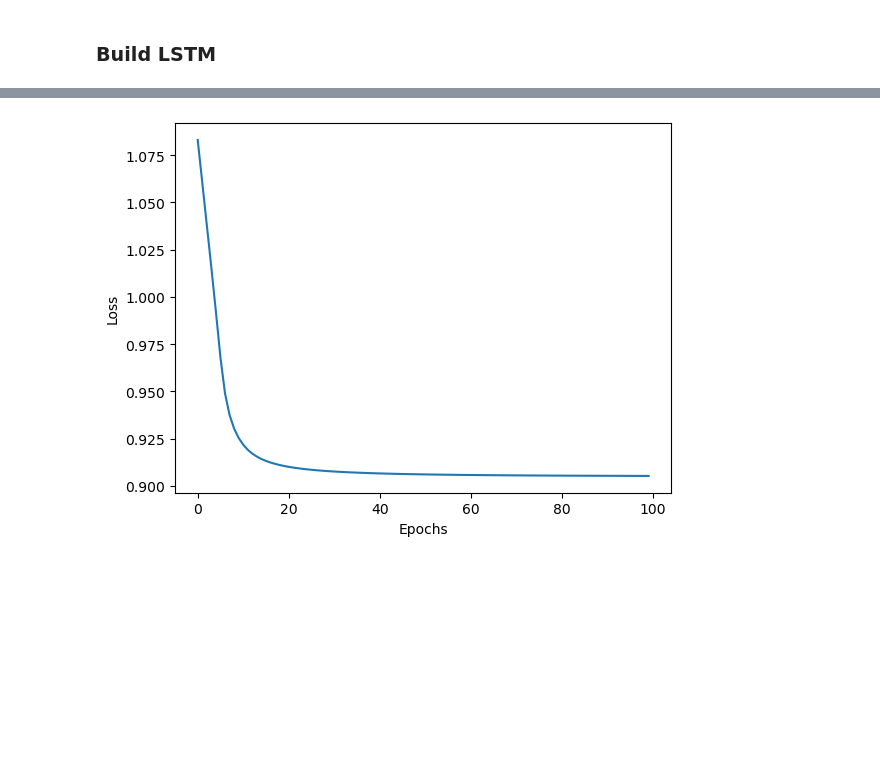
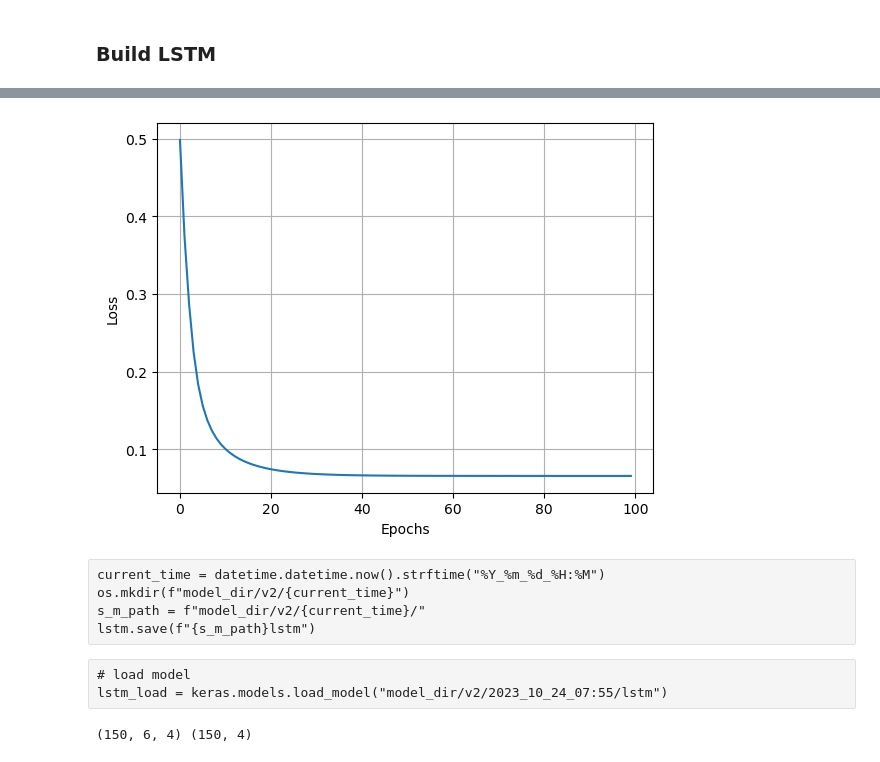
Before and after one commit to spatialaudio/Data-Driven-EIT-Imaging-using-Recurrent-Neural-Networks, a Jupyter notebook: codes/VAE_LSTM_V2.ipynb, the cells around one changed output, grey strips where cells are left out. Cells and saved outputs as stored; diff of their text form; code cells hidden in the pictures; blank space fills up the shorter version.

```diff
--- a/codes/VAE_LSTM_V2.ipynb
+++ b/codes/VAE_LSTM_V2.ipynb
@@ -322,6 +344,18 @@ V_z_mean_40, V_z_log_var_40, V_z_40 = vae.encoder.predict(V_40)
+# %%
+scaler_V_z_30 = MinMaxScaler()
+scaler_V_z_35 = MinMaxScaler()
+scaler_V_z_40 = MinMaxScaler()
+
+scaler_V_z_30.fit(V_z_30)
+scaler_V_z_35.fit(V_z_35)
+scaler_V_z_40.fit(V_z_40)
+
+V_z_30 = scaler_V_z_30.transform(V_z_30)
+V_z_35 = scaler_V_z_35.transform(V_z_35)
+V_z_40 = scaler_V_z_40.transform(V_z_40)
 # %%
 # creates overlapping segments with a length of nseg
-nseg = 4
+nseg = 6
 
 X0_30 = [V_z_30[n : n + nseg, :] for n in range(V_z_30.shape[0] - nseg + 1)]
 X0_30 = np.array(X0_30)
@@ -388,11 +427,11 @@ def lstm_split(input_shape, nseg, v_shape):
 
     return Model(inputs, x)
 # %%
-model = lstm_split(
+lstm = lstm_split(
     input_shape=(nseg, latent_dim), nseg=nseg, v_shape=Y0_30_35_40.shape[1]
 )
-model.compile(optimizer="adam", loss="MeanSquaredError")
-print(model.summary())
+lstm.compile(optimizer="adam", loss="binary_crossentropy")
+print(lstm.summary())
 # %% [output]
 Model: "model"
 __________________________________________________________________________________________________
@@ -421,7 +460,7 @@ None
 epochs = 100
 batch_size = 8
 
-history = model.fit(
+history = lstm.fit(
     X_lstm_train,
     Y_lstm_train,
     epochs=epochs,
@@ -472,11 +507,24 @@ Epoch 100/100
 # %%
 plt.plot(history.history["loss"])
 plt.xlabel("Epochs")
 plt.ylabel("Loss")
+plt.grid()
 plt.show()
 # %% [output]
-[figure, old version]
+[figure, new version]
+# %% [raw]
+current_time = datetime.datetime.now().strftime("%Y_%m_%d_%H:%M")
+os.mkdir(f"model_dir/v2/{current_time}")
+s_m_path = f"model_dir/v2/{current_time}/"
+lstm.save(f"{s_m_path}lstm")
 # %%
 # 1. Vae -> komprimieren der nsegs
 # 2. lstm vorhersage
+# %% [raw]
+# load model
+lstm_load = keras.models.load_model("model_dir/v2/2023_10_24_07:55/lstm")
+# %%
+print(X_lstm_test.shape, Y_lstm_test.shape)
+# %% [output]
+(150, 6, 4) (150, 4)
 # %%
```
Also changed, not shown: parts of 33 cells of this notebook, 19 other files.
